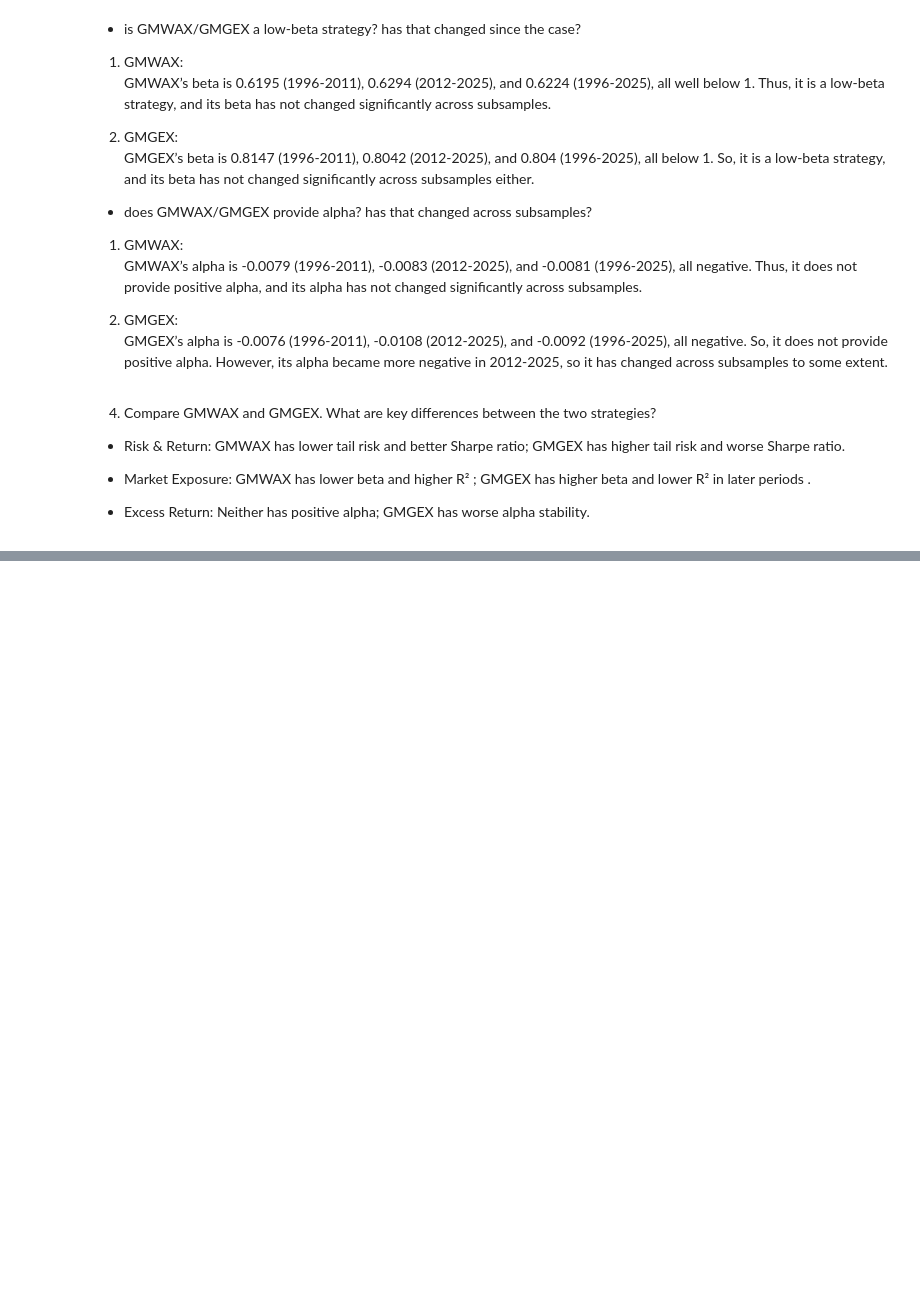
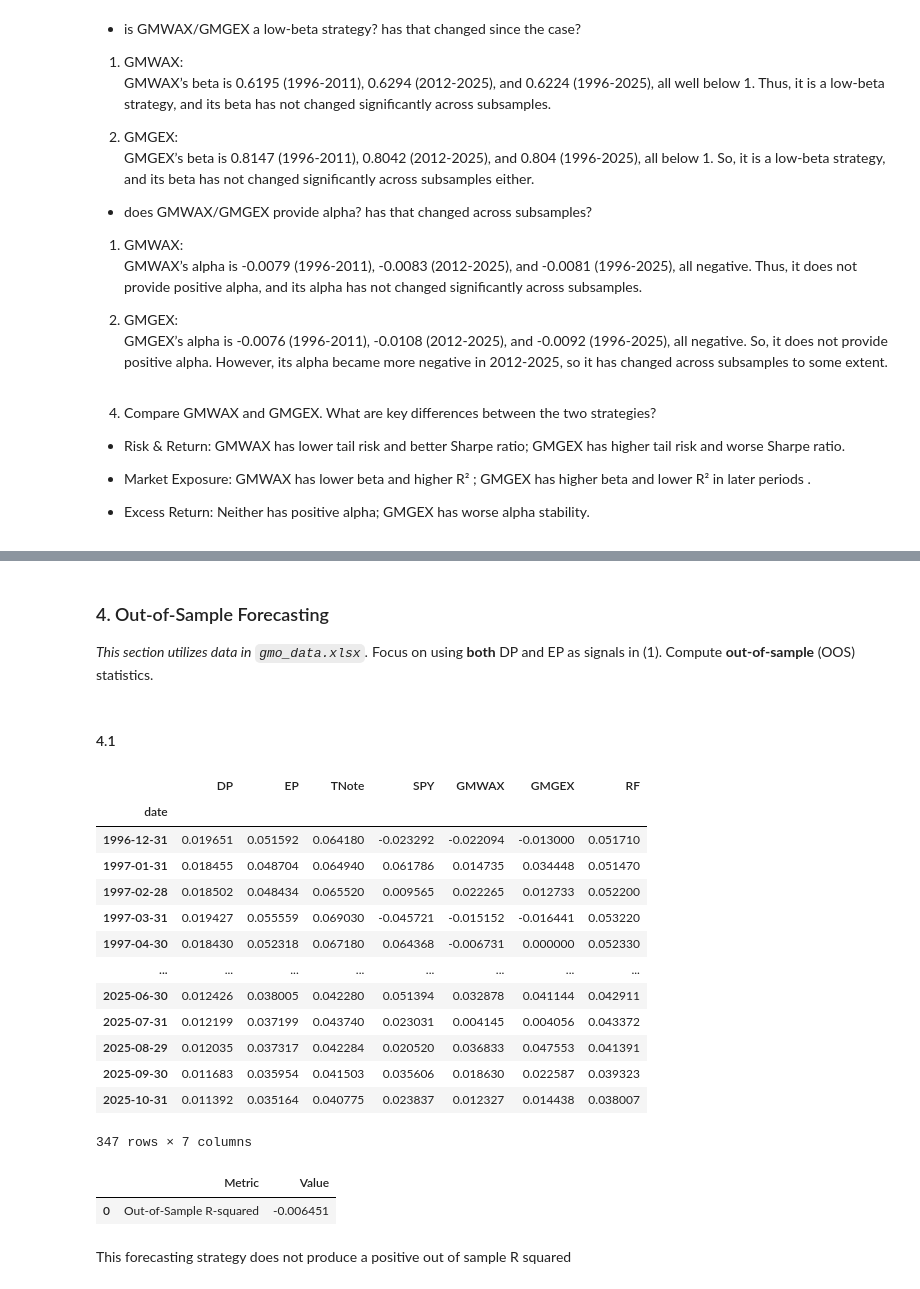
Before and after one commit to kebo1234/Portfolio-HW-Group-B-12, a Jupyter notebook: HW7/HW7.ipynb, the cells around one changed output, grey strips where cells are left out. Saved outputs shown, nothing was run; the diff lists cells and outputs as text; code cells hidden in the pictures; blank space fills up the shorter version.

```diff
--- a/HW7/HW7.ipynb
+++ b/HW7/HW7.ipynb
@@ -133,0 +445,6 @@ GMGEX’s alpha is -0.0076 (1996-2011), -0.0108 (2012-2025), and -0.0092 (1996-2
+# %% [markdown]
+### 4. Out-of-Sample Forecasting
+
+_This section utilizes data in `gmo_data.xlsx`._ Focus on using **both** DP and EP as signals in (1). Compute **out-of-sample** (OOS) statistics.
+# %% [markdown]
+#### 4.1
@@ -133,0 +453,74 @@ GMGEX’s alpha is -0.0076 (1996-2011), -0.0108 (2012-2025), and -0.0092 (1996-2
+# %%
+signals_df = pd.read_excel("gmo_analysis_data.xlsx", sheet_name="signals")
+rf_df = pd.read_excel("gmo_analysis_data.xlsx", sheet_name="risk-free rate")
+returns_df = pd.read_excel("gmo_analysis_data.xlsx", sheet_name="total returns")
+
+for df in [signals_df, rf_df, returns_df]:
+    df["date"] = pd.to_datetime(df["date"])
+    df.set_index("date", inplace=True)
+
+data = pd.merge(signals_df, returns_df, on="date", how="inner")
+data = pd.merge(data, rf_df, on="date", how="inner")
+
+data = data.rename(
+    columns={"SPX D/P": "DP", "SPX E/P": "EP", "T-Note 10YR": "TNote", "TBill 3M": "RF"}
+)
+
+data
+# %% [output]
+|  | DP | EP | TNote | SPY | GMWAX | GMGEX | RF |
+| date |  |  |  |  |  |  |  |
+| 1996-12-31 | 0.019651 | 0.051592 | 0.064180 | -0.023292 | -0.022094 | -0.013000 | 0.051710 |
+| 1997-01-31 | 0.018455 | 0.048704 | 0.064940 | 0.061786 | 0.014735 | 0.034448 | 0.051470 |
+| 1997-02-28 | 0.018502 | 0.048434 | 0.065520 | 0.009565 | 0.022265 | 0.012733 | 0.052200 |
+| 1997-03-31 | 0.019427 | 0.055559 | 0.069030 | -0.045721 | -0.015152 | -0.016441 | 0.053220 |
+| 1997-04-30 | 0.018430 | 0.052318 | 0.067180 | 0.064368 | -0.006731 | 0.000000 | 0.052330 |
+| ... | ... | ... | ... | ... | ... | ... | ... |
+| 2025-06-30 | 0.012426 | 0.038005 | 0.042280 | 0.051394 | 0.032878 | 0.041144 | 0.042911 |
+| 2025-07-31 | 0.012199 | 0.037199 | 0.043740 | 0.023031 | 0.004145 | 0.004056 | 0.043372 |
+| 2025-08-29 | 0.012035 | 0.037317 | 0.042284 | 0.020520 | 0.036833 | 0.047553 | 0.041391 |
+| 2025-09-30 | 0.011683 | 0.035954 | 0.041503 | 0.035606 | 0.018630 | 0.022587 | 0.039323 |
+| 2025-10-31 | 0.011392 | 0.035164 | 0.040775 | 0.023837 | 0.012327 | 0.014438 | 0.038007 |
+347 rows × 7 columns
+# %%
+errors = []
+null_forecast = []
+
+for i in range(60, len(data)-1):
+    train_data = data.iloc[:i]
+    test_data = data.iloc[i:i+1]
+
+    # Prepare training data
+    X_train = train_data[['DP', 'EP']]
+    y_train = train_data['SPY']
+
+    # Fit the model
+    model = LinearRegression()
+    model.fit(X_train, y_train)
+
+    # Prepare test data
+    X_test = test_data[['DP', 'EP']]
+    y_test = test_data['SPY'].values[0]
+
+    # Make prediction
+    y_pred = model.predict(X_test)[0]
+
+    # Calculate error
+    error = y_test - y_pred
+    errors.append(error)
+
+    # Calculate null forecast
+    null_forecast.append(y_test - train_data['SPY'].mean())
+
+out_of_sample_R_squared = 1 - (np.sum(np.square(errors)) / np.sum(np.square(null_forecast)))
+
+result_table = pd.DataFrame({
+    'Metric': ['Out-of-Sample R-squared'],
+    'Value': [out_of_sample_R_squared]
+})
+result_table
+# %% [output]
+|  | Metric | Value |
+| 0 | Out-of-Sample R-squared | -0.006451 |
+# %% [markdown]
+This forecasting strategy does not produce a positive out of sample R squared
```
Also changed, not shown: parts of 16 cells of this notebook, 2 other files.
